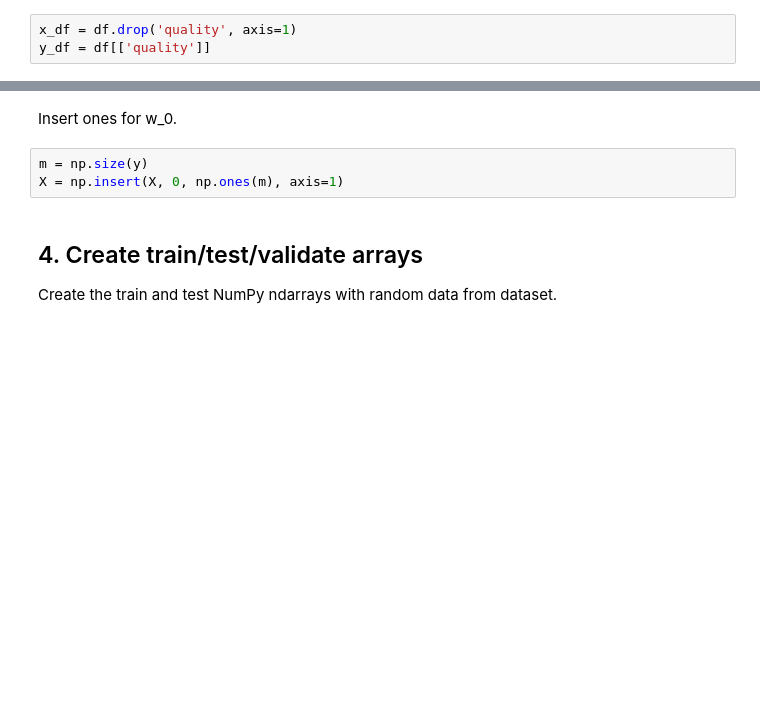
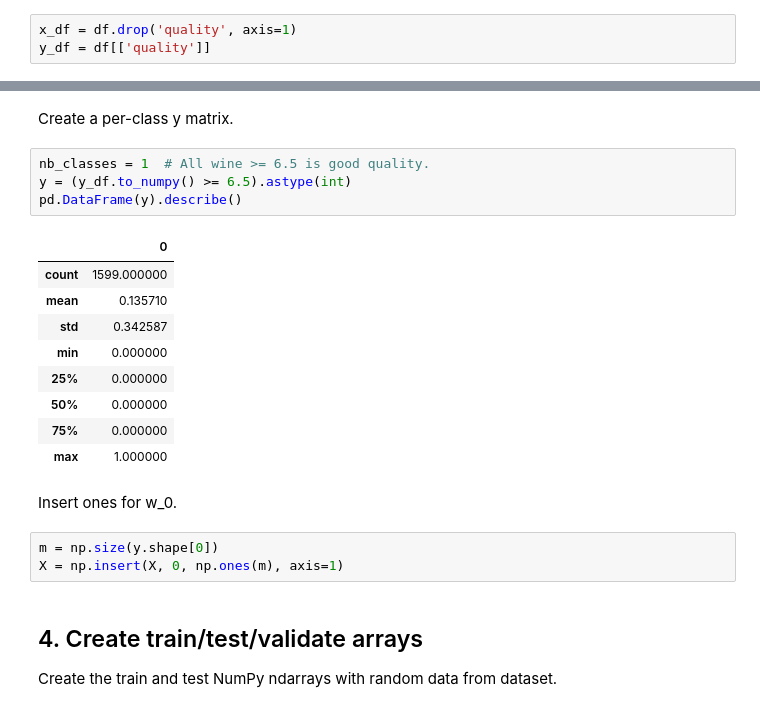
Before and after one commit to andrejanesic/red-wine-quality, a Jupyter notebook: main.ipynb, the cells around one changed output, grey strips where cells are left out. Drawn from its saved outputs; the diff is of its cells as text; blank space fills up the shorter version.

```diff
--- a/main.ipynb
+++ b/main.ipynb
@@ -85,10 +84,26 @@ X = X / X.max(axis=0)
 # %% [output]
 [ 15.9       1.58      1.       15.5       0.611    72.      289.
    1.00369   4.01      2.       14.9    ]
+# %% [markdown]
+Create a per-class y matrix.
+# %%
+nb_classes = 1  # All wine >= 6.5 is good quality.
+y = (y_df.to_numpy() >= 6.5).astype(int)
+pd.DataFrame(y).describe()
+# %% [output]
+|  | 0 |
+| count | 1599.000000 |
+| mean | 0.135710 |
+| std | 0.342587 |
+| min | 0.000000 |
+| 25% | 0.000000 |
+| 50% | 0.000000 |
+| 75% | 0.000000 |
+| max | 1.000000 |
 # %% [markdown]
 Insert ones for w_0.
 # %%
-m = np.size(y)
+m = np.size(y.shape[0])
 X = np.insert(X, 0, np.ones(m), axis=1)
 # %% [markdown]
 ## 4. Create train/test/validate arrays
```
Also changed, not shown: parts of 12 cells of this notebook.
